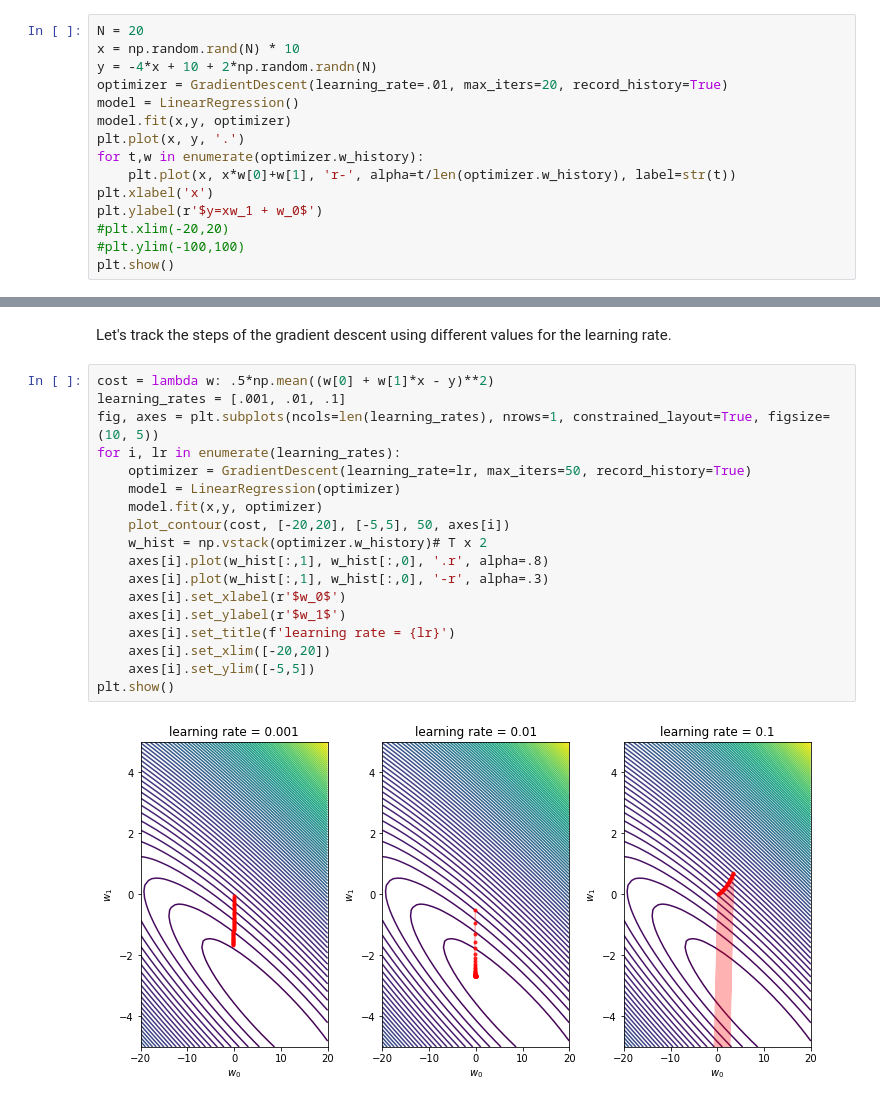
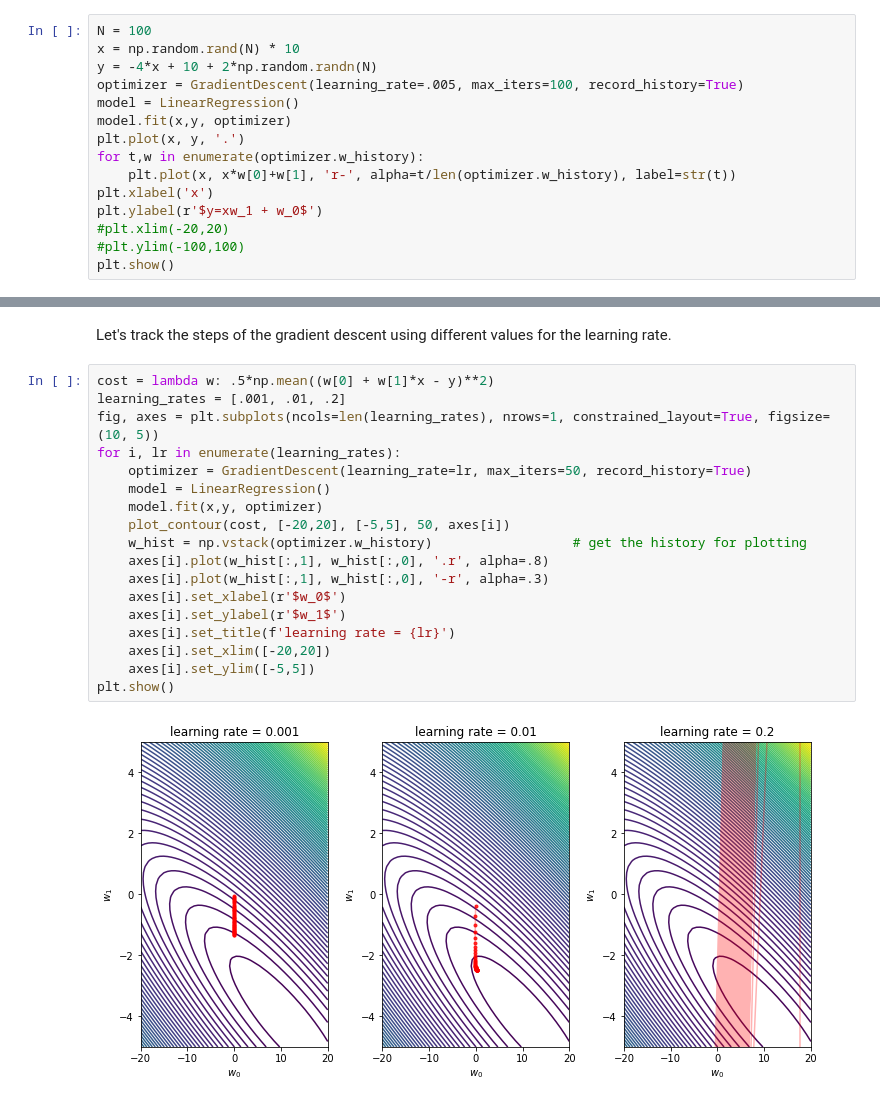
Before and after one commit to mravanba/comp551-notebooks, a Jupyter notebook: GradientDescent.ipynb, the cells around one changed output, grey strips where cells are left out. Drawn from its saved outputs; the diff is of its cells as text.

```diff
--- a/GradientDescent.ipynb
+++ b/GradientDescent.ipynb
@@ -65,10 +65,10 @@ class LinearRegression:
 # %% [markdown]
 Now let's fit this model to to the toy data we saw in the linear regression notebook.
 # %%
-N = 20
+N = 100
 x = np.random.rand(N) * 10
 y = -4*x + 10 + 2*np.random.randn(N)
-optimizer = GradientDescent(learning_rate=.01, max_iters=20, record_history=True)
+optimizer = GradientDescent(learning_rate=.005, max_iters=100, record_history=True)
 model = LinearRegression()
 model.fit(x,y, optimizer)
 plt.plot(x, y, '.')
@@ -101,21 +101,21 @@ Let's track the steps of the
 gradient descent using different values for the learning rate.
 # %%
 cost = lambda w: .5*np.mean((w[0] + w[1]*x - y)**2)
-learning_rates = [.001, .01, .1]
+learning_rates = [.001, .01, .2]
 fig, axes = plt.subplots(ncols=len(learning_rates), nrows=1, constrained_layout=True, figsize=(10, 5))
 for i, lr in enumerate(learning_rates):
     optimizer = GradientDescent(learning_rate=lr, max_iters=50, record_history=True)
-    model = LinearRegression(optimizer)
+    model = LinearRegression()
     model.fit(x,y, optimizer)
     plot_contour(cost, [-20,20], [-5,5], 50, axes[i])
-    w_hist = np.vstack(optimizer.w_history)# T x 2
+    w_hist = np.vstack(optimizer.w_history)                  # get the history for plotting
     axes[i].plot(w_hist[:,1], w_hist[:,0], '.r', alpha=.8)
     axes[i].plot(w_hist[:,1], w_hist[:,0], '-r', alpha=.3)
     axes[i].set_xlabel(r'$w_0$')
     axes[i].set_ylabel(r'$w_1$')
     axes[i].set_title(f'learning rate = {lr}')
     axes[i].set_xlim([-20,20])
     axes[i].set_ylim([-5,5])
 plt.show()
 # %% [output]
-[figure, old version]
+[figure, new version]
```
Also changed, not shown: parts of 3 cells of this notebook.
